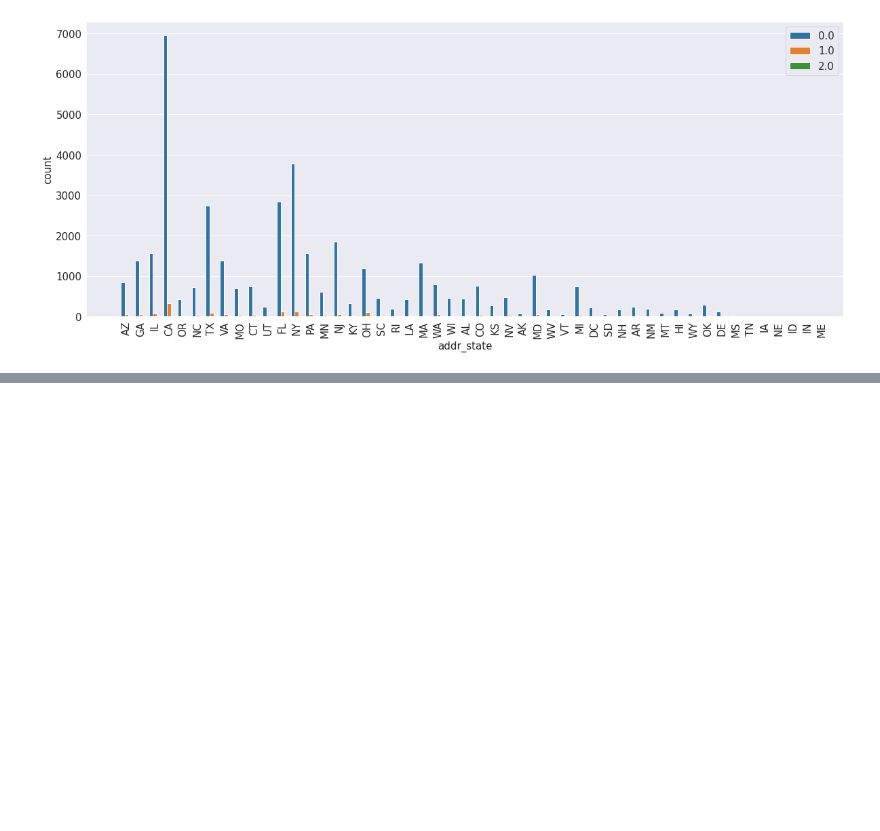
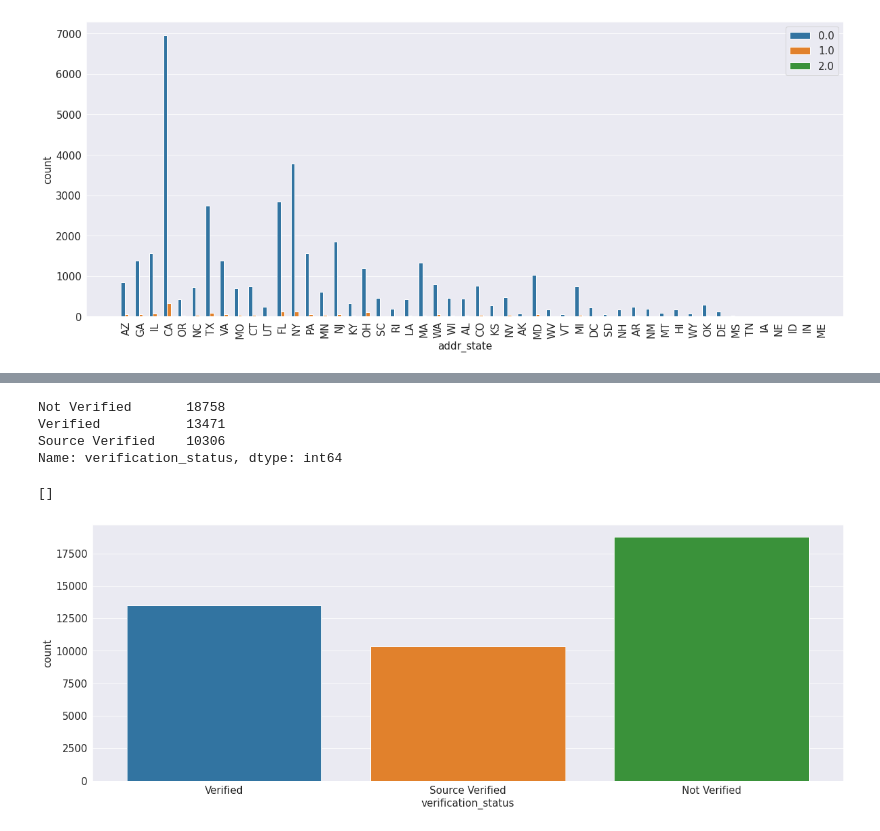
Before and after one commit to Chinmay487/money_lending_club, a Jupyter notebook: analysis.ipynb, the cells around one changed output, grey strips where cells are left out. Cells and saved outputs as stored; diff of their text form; code cells hidden in the pictures; blank space fills up the shorter version.

```diff
--- a/analysis.ipynb
+++ b/analysis.ipynb
@@ -1882,0 +1814,17 @@ get_state_info_by_purpose("CA")
+# %%
+df_copy["verification_status"].value_counts()
+# %% [output]
+Not Verified       18758
+Verified           13471
+Source Verified    10306
+Name: verification_status, dtype: int64
+# %%
+plt.figure(figsize=(20,7))
+sns.countplot(
+    x="verification_status",
+    data=df_copy
+)
+plt.plot()
+# %% [output]
+[]
+[figure, added]
```
Also changed, not shown: parts of 61 cells of this notebook, 3 other files.
